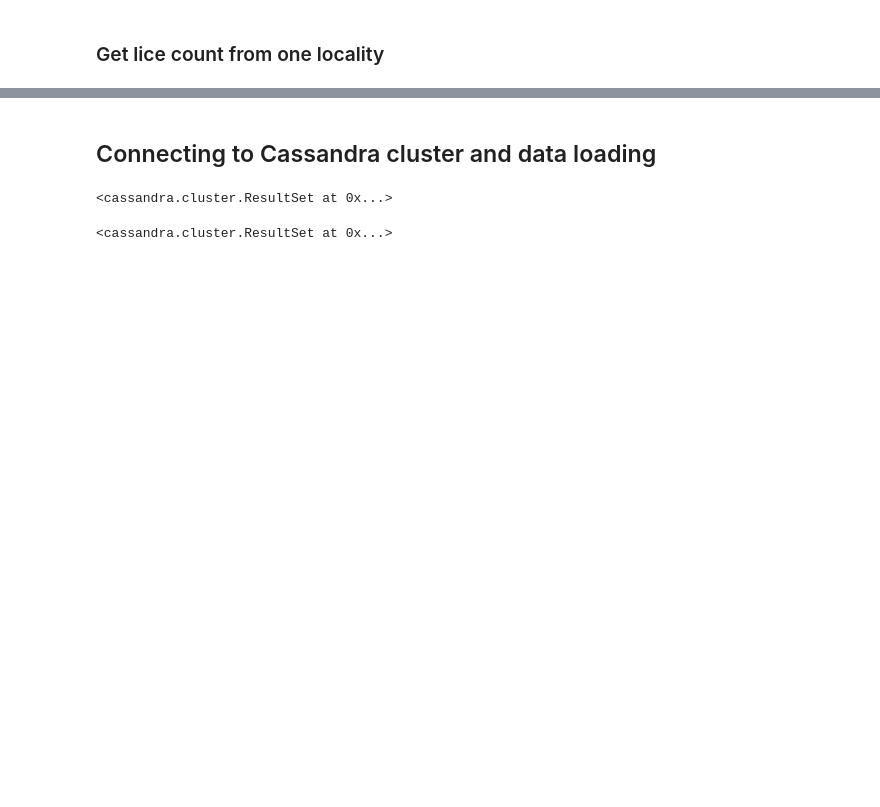
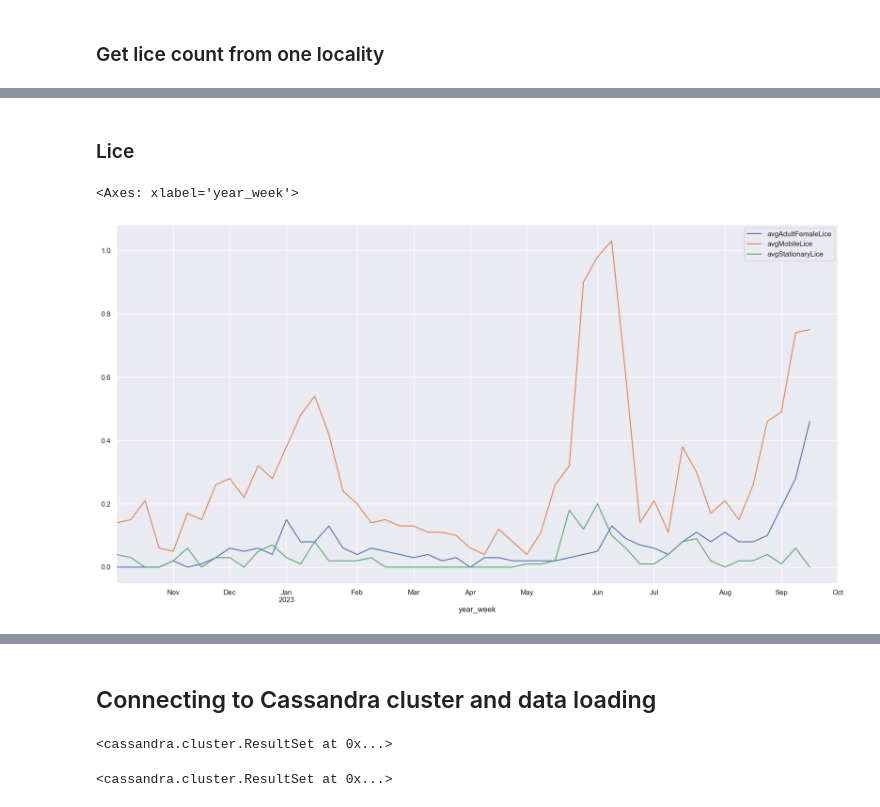
Before and after one commit to ivholmlu/D2D, a Jupyter notebook: DataSources.ipynb, the cells around one changed output, grey strips where cells are left out. Cells and saved outputs as stored; diff of their text form; code cells hidden in the pictures; blank space fills up the shorter version.

```diff
--- a/DataSources.ipynb
+++ b/DataSources.ipynb
@@ -215,6 +252,8 @@ def extract_columns_from_json(json_data, desired_columns=['avgAdultFemaleLice',
 
     return df
 # %%
+import pandas as pd
+
 def get_lice_counts(token, weeks_df, locality=32277):
 
     lice_counts = pd.DataFrame()
@@ -224,9 +263,15 @@ def get_lice_counts(token, weeks_df, locality=32277):
         # Extract the desired columns from the JSON data
         df = extract_columns_from_json(weekdetails)
 
-        # Add the year and week columns
+        # Create a new column combining "year" and "week" as a string
+        df['year_week'] = f"{year}-{week}"
+
+        # Convert the "year_week" column to datetime format
+        df['year_week'] = pd.to_datetime(df['year_week'] + '-1', format='%Y-%U-%w')
+
+        # Keep the original "week" and "year" columns
+        df['week'] = week
         df['year'] = year
-        df['week'] = week
 
         # Concatenate the DataFrames
         lice_counts = pd.concat([lice_counts, df], ignore_index=True)
@@ -237,0 +304,8 @@ lice_counts.to_csv('Data/lice_counts.csv', index=False)
+# %% [markdown]
+<h3>Lice</h3>
+# %%
+# plot avgAdultFemaleLice, avgMobileLice, avgStationaryLice as a function of time
+lice_counts.plot(x='year_week', y=['avgAdultFemaleLice', 'avgMobileLice', 'avgStationaryLice'], figsize=(20,10))
+# %% [output]
+<Axes: xlabel='year_week'>
+[figure, added]
```
Also changed, not shown: parts of 13 cells of this notebook, 2 other files.
